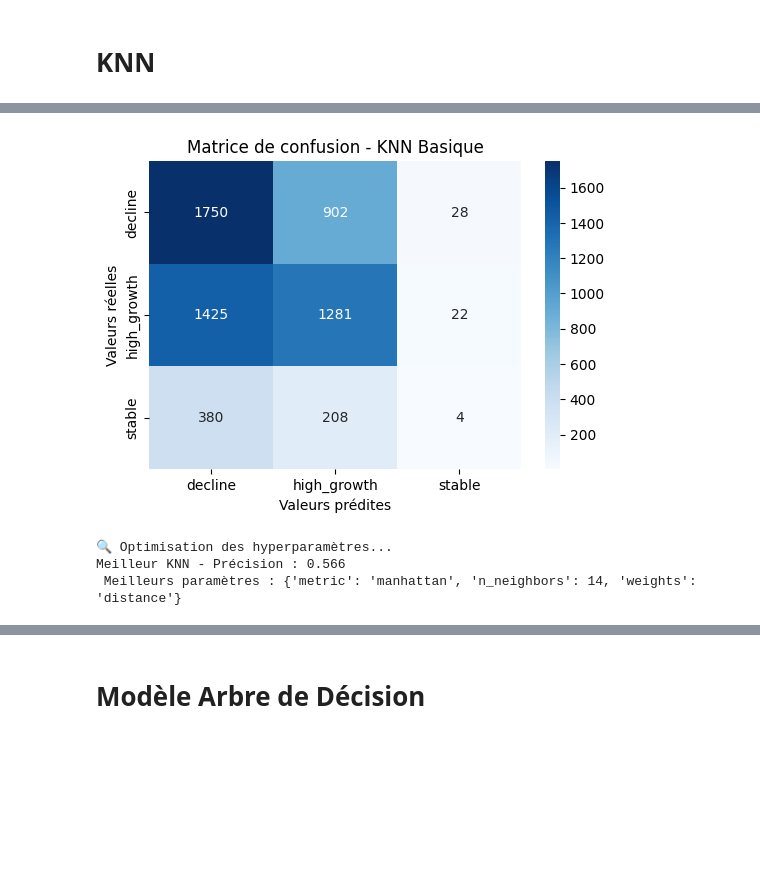
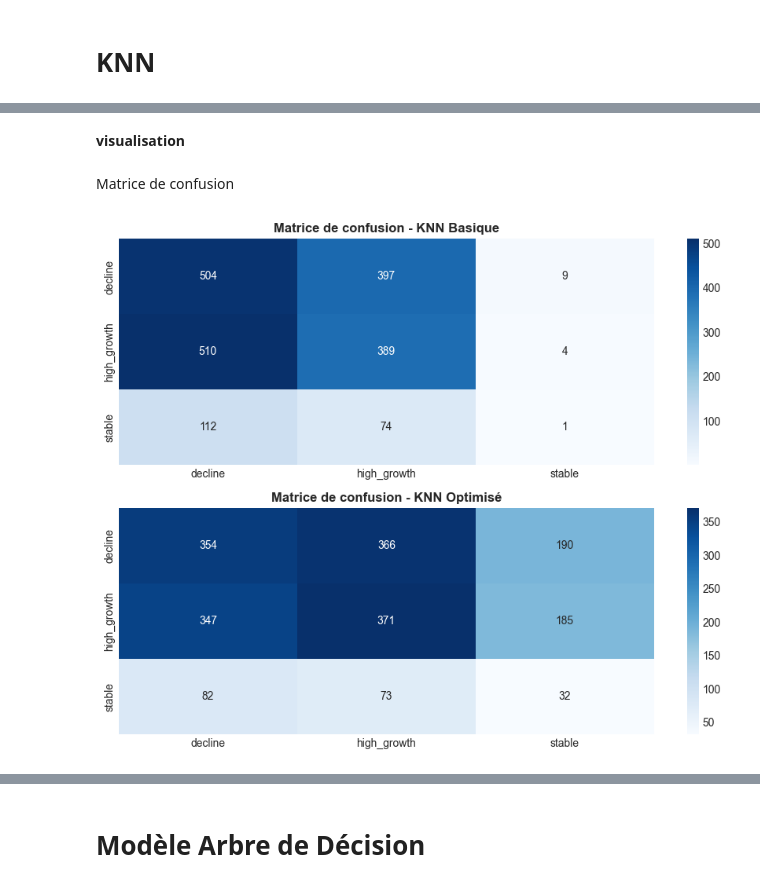
Before and after one commit to Meria-Troudi/mlProject, a Jupyter notebook: models/bo1_Models.ipynb, the cells around one changed output, grey strips where cells are left out. Drawn from its saved outputs; the diff is of its cells as text; code cells hidden in the pictures; blank space fills up the shorter version.

```diff
--- a/models/bo1_Models.ipynb
+++ b/models/bo1_Models.ipynb
@@ -74,4 +124,0 @@ Train shape: (24000, 27), Test shape: (6000, 27)
-# %%
-KNN= KNeighborsClassifier(n_neighbors=5)
-# entrainer
-KNN.fit(X_train, y_train)
@@ -110,0 +151,20 @@ weighted avg       0.47      0.51      0.48      6000
+# %%
+param_grid_knn = {
+    'n_neighbors': [3, 5, 7, 9, 11, 15],
+    'weights': ['uniform', 'distance'],
+    'metric': ['euclidean', 'manhattan', 'minkowski']
+}
+# Utiliser balanced_accuracy comme métrique
+knn_grid = GridSearchCV(
+    KNeighborsClassifier(),
+    param_grid_knn,
+    cv=StratifiedKFold(n_splits=5, shuffle=True, random_state=42),
+    scoring='balanced_accuracy',
+    n_jobs=-1
+)
+knn_grid.fit(X_train_smote, y_train_smote)
+
+best_knn = knn_grid.best_estimator_
+y_pred_knn_opt = best_knn.predict(X_test_scaled)
+acc_knn_opt = accuracy_score(y_test, y_pred_knn_opt)
+bal_acc_knn = balanced_accuracy_score(y_test, y_pred_knn_opt)
@@ -111,42 +197,24 @@ weighted avg       0.47      0.51      0.48      6000
+# %% [markdown]
+**visualisation**
+# %% [markdown]
+Matrice de confusion
 # %%
-# Matrice de confusion
-plt.figure(figsize=(6, 4))
-cm_basic = confusion_matrix(y_test, y_pred)
+plt.figure(figsize=(9, 7))
+plt.subplot(2, 1, 1)
+cm_basic = confusion_matrix(y_test, y_pred_knn_baseline)
 sns.heatmap(cm_basic, annot=True, fmt='d', cmap='Blues',
             xticklabels=le.classes_, yticklabels=le.classes_)
-plt.title("Matrice de confusion - KNN Basique")
-plt.xlabel("Valeurs prédites")
-plt.ylabel("Valeurs réelles")
+plt.title("Matrice de confusion - KNN Basique", fontweight='bold')
+plt.grid(True, alpha=0.3)
+
+plt.subplot(2, 1, 2)
+
+cm_opt = confusion_matrix(y_test, y_pred_knn_opt)
+sns.heatmap(cm_opt, annot=True, fmt='d', cmap='Blues',
+            xticklabels=le.classes_, yticklabels=le.classes_)
+plt.title("Matrice de confusion - KNN Optimisé", fontweight='bold')
+plt.grid(True, alpha=0.3)
+plt.tight_layout()
 plt.show()
 # %% [output]
-[figure, old version]
+[figure, new version]
-# %%
-#  run time :6 minutes
-print("🔍 Optimisation des hyperparamètres...")
-# Recherche des meilleurs hyperparamètres
-param_grid = {
-    'n_neighbors': range(3, 15),
-    'weights': ['uniform', 'distance'],
-    'metric': ['euclidean', 'manhattan', 'minkowski']
-}
-knn_grid = GridSearchCV(
-    KNeighborsClassifier(),
-    param_grid,
-    cv=5,
-    scoring='accuracy',
-    n_jobs=-1
-)
-knn_grid.fit(X_train, y_train)
-
-# Meilleur modèle
-best_knn = knn_grid.best_estimator_
-y_pred_best = best_knn.predict(X_test)
-
-# Évaluation du modèle optimisé
-acc_best = accuracy_score(y_test, y_pred_best)
-print(f"Meilleur KNN - Précision : {acc_best:.3f}")
-print(f" Meilleurs paramètres : {knn_grid.best_params_}")
-# %% [output]
-🔍 Optimisation des hyperparamètres...
-Meilleur KNN - Précision : 0.566
- Meilleurs paramètres : {'metric': 'manhattan', 'n_neighbors': 14, 'weights': 'distance'}
```
Also changed, not shown: parts of 64 cells of this notebook, 7 other files.
